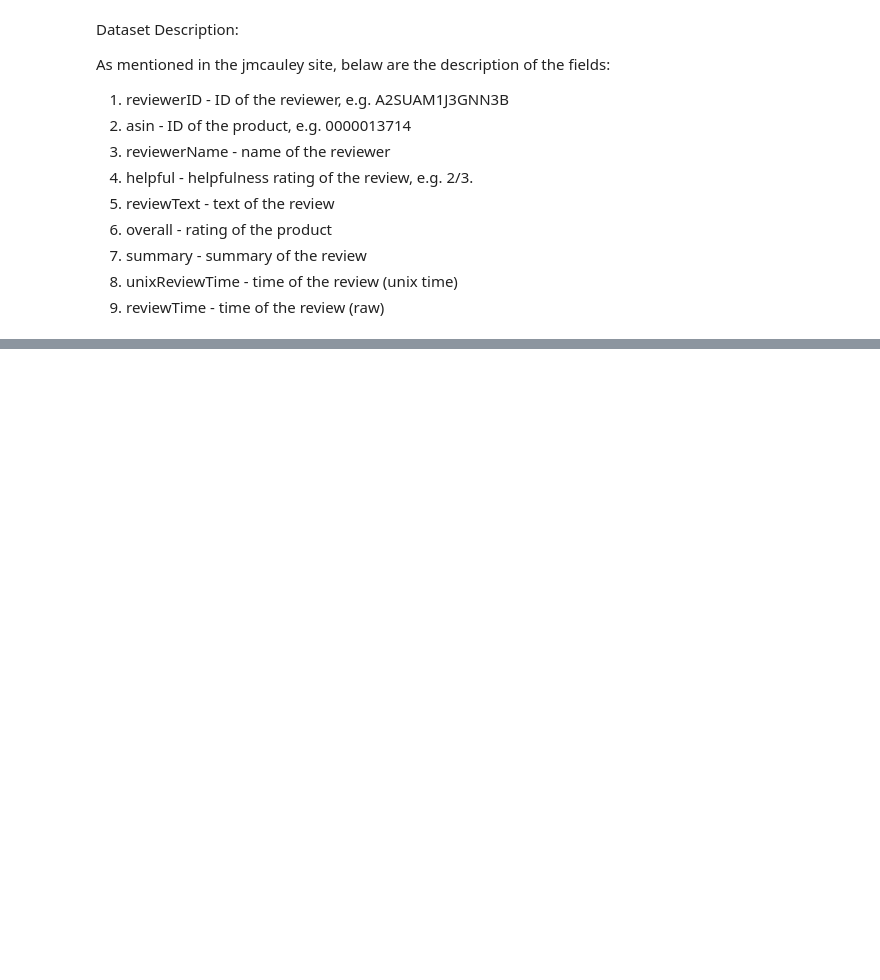
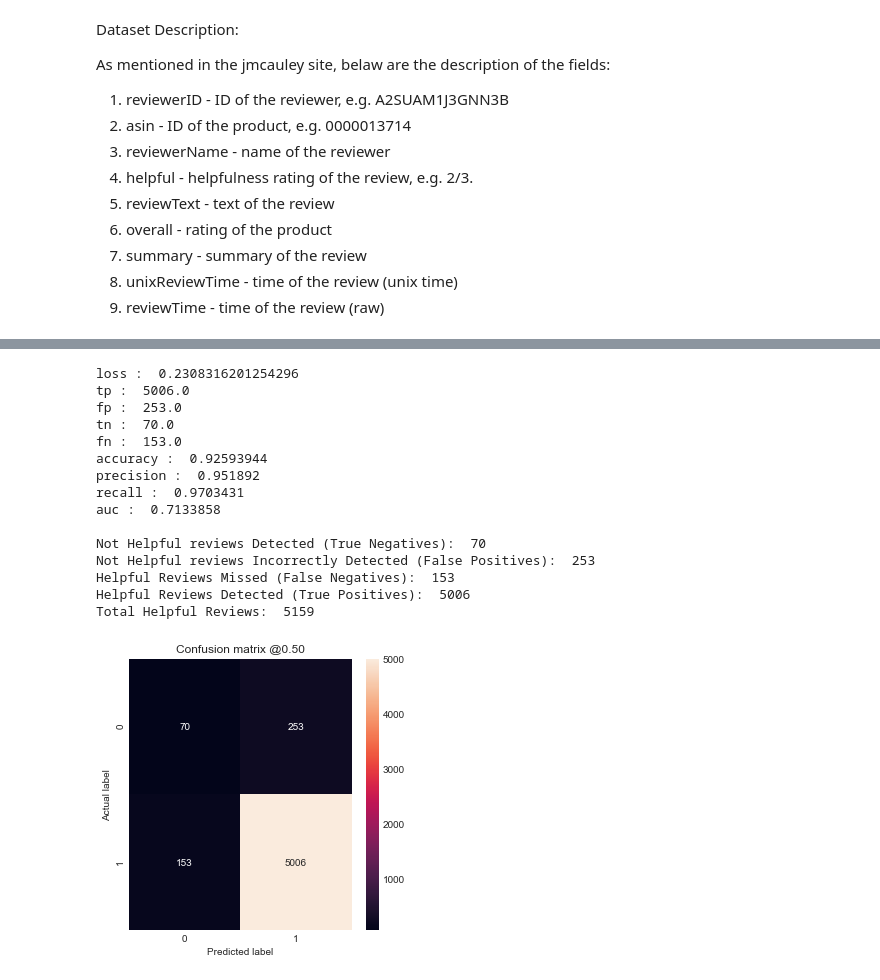
Before and after one commit to subhashree-ai/amazon-review-helpfulness-prediction, a Jupyter notebook: notebooks/amazon_helpfulness_prediction_deep_learning.ipynb, the cells around one changed output, grey strips where cells are left out. Saved outputs shown, nothing was run; the diff lists cells and outputs as text; code cells hidden in the pictures; blank space fills up the shorter version.

Commit message:
Updating deep learning notebook for predicting amazon review helpfulness

```diff
--- a/notebooks/amazon_helpfulness_prediction_deep_learning.ipynb
+++ b/notebooks/amazon_helpfulness_prediction_deep_learning.ipynb
@@ -280,0 +257,11 @@ https://realpython.com/python-keras-text-classification/
+# %%
+# Build the model
+EPOCHS= 20
+BATCH_SIZE = 1000
+
+early_stopping = keras.callbacks.EarlyStopping(
+    monitor='val_auc',
+    verbose=1,
+    patience=10,
+    mode='max',
+    restore_best_weights=True)
@@ -280,0 +384,11 @@ https://realpython.com/python-keras-text-classification/
+# %%
+model = create_model()
+model.load_weights(initial_weights)
+model.layers[-1].bias.assign([0.0])
+baseline_history = model.fit(
+    X_train_features,
+    y_train,
+    batch_size=BATCH_SIZE,
+    epochs=EPOCHS,
+    callbacks = [early_stopping],
+    validation_data=(X_val_features, y_val))
@@ -280,0 +413,29 @@ https://realpython.com/python-keras-text-classification/
+# %%
+train_predictions_baseline = model.predict(X_train_features, batch_size=BATCH_SIZE)
+test_predictions_baseline = model.predict(X_test_features, batch_size=BATCH_SIZE)
+# %%
+# Display confusion matrix and classification report
+baseline_results = model.evaluate(X_test_features, y_test,
+                                  batch_size=BATCH_SIZE, verbose=0)
+for name, value in zip(model.metrics_names, baseline_results):
+    print(name, ': ', value)
+print()
+
+plot_cm(y_test, test_predictions_baseline)
+# %% [output]
+loss :  0.2308316201254296
+tp :  5006.0
+fp :  253.0
+tn :  70.0
+fn :  153.0
+accuracy :  0.92593944
+precision :  0.951892
+recall :  0.9703431
+auc :  0.7133858
+
+Not Helpful reviews Detected (True Negatives):  70
+Not Helpful reviews Incorrectly Detected (False Positives):  253
+Helpful Reviews Missed (False Negatives):  153
+Helpful Reviews Detected (True Positives):  5006
+Total Helpful Reviews:  5159
+[figure, added]
```
Also changed, not shown: parts of 90 cells of this notebook, 1 other file.
